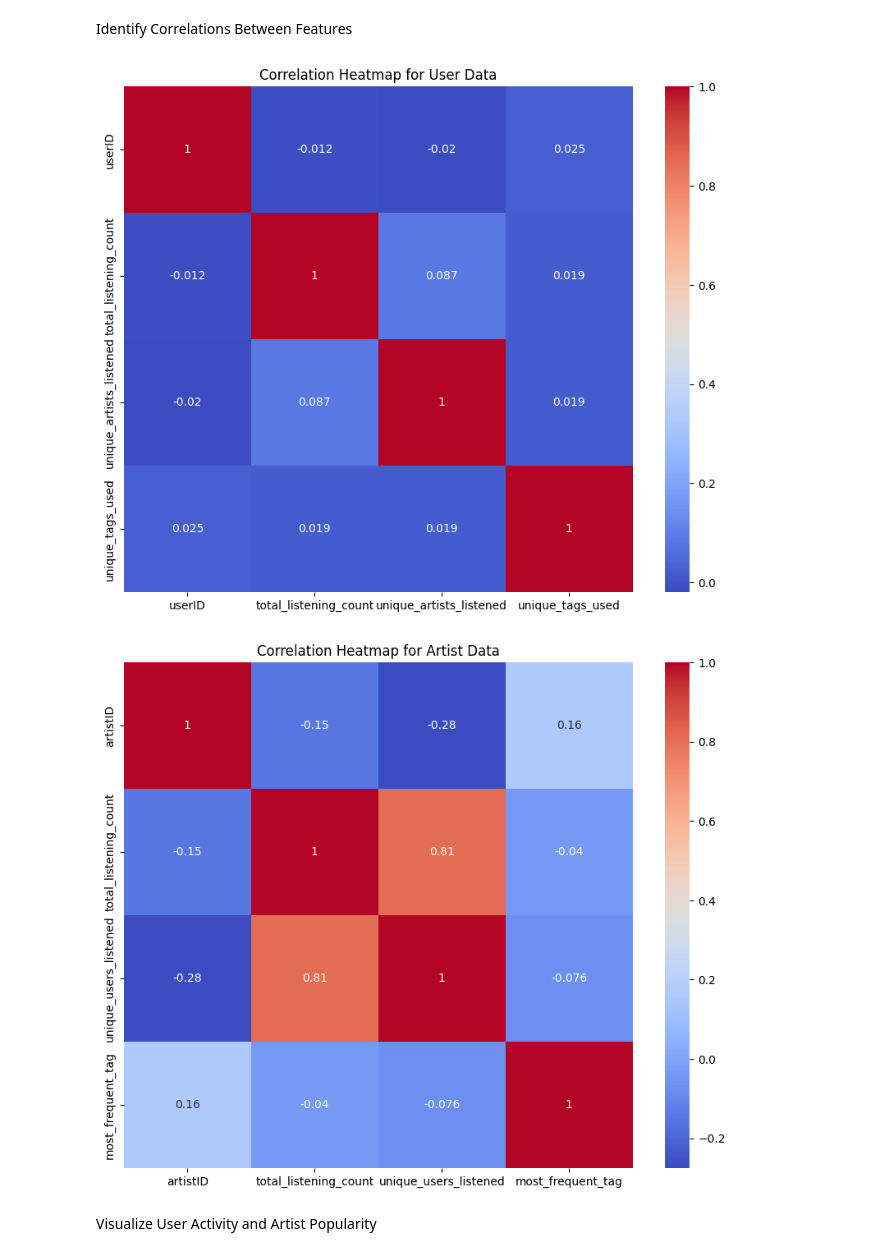
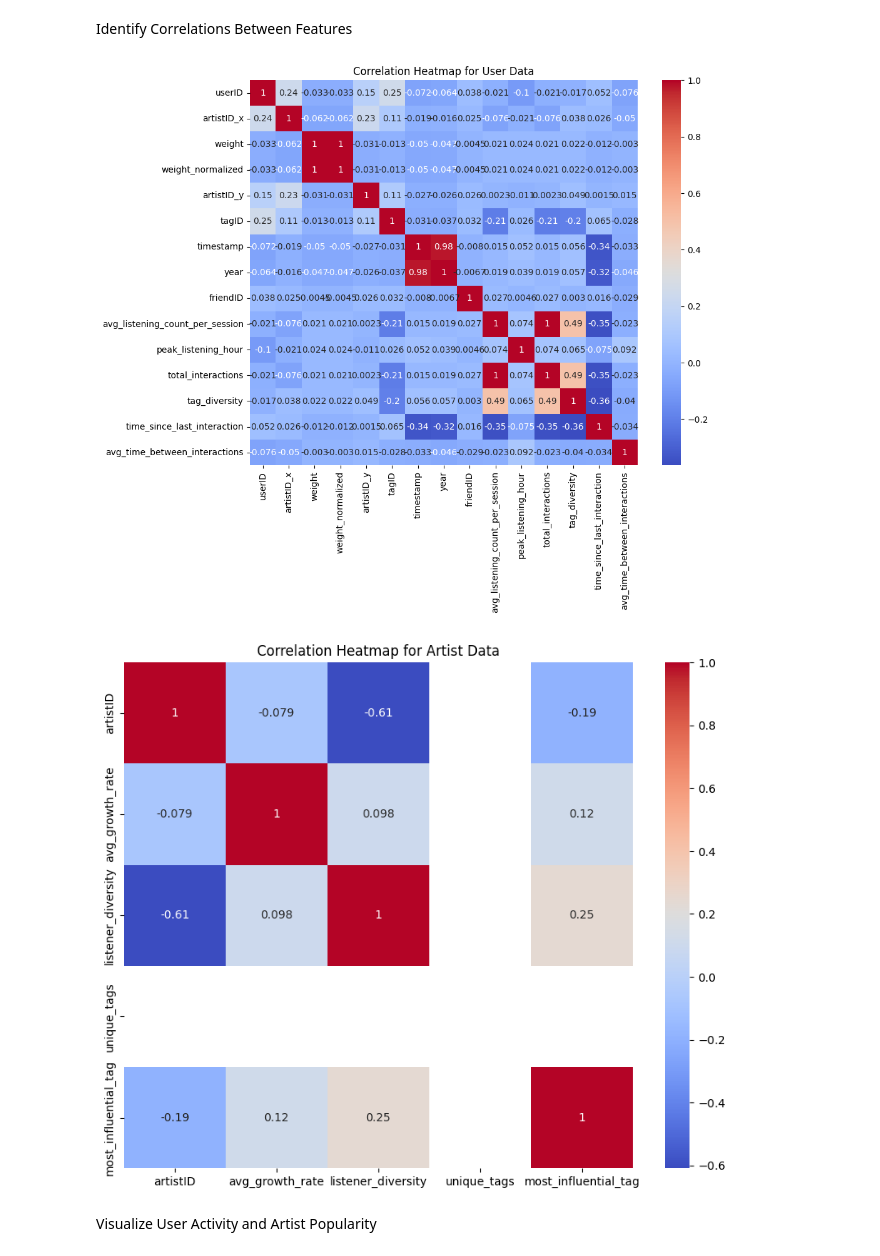
Before and after one commit to manahilnasim/HelloHarmony-Music-Recommendation, a Jupyter notebook: Data_Cleaning_&_EDA.ipynb, the cells around one changed output. Cells and saved outputs as stored; diff of their text form; code cells hidden in the pictures.

```diff
--- a/Data_Cleaning_&_EDA.ipynb
+++ b/Data_Cleaning_&_EDA.ipynb
@@ -188,10 +188,14 @@ user_recency = user_taggedartists.groupby('userID').agg(
     avg_time_between_interactions=('timestamp', lambda x: (x.max() - x.min()).days / (x.nunique() - 1) if x.nunique() > 1 else 0)
 ).reset_index()
 
-# Merge all user features
-user_data = pd.merge(user_data, user_listening_time, on='userID', how='left')
-user_data = pd.merge(user_data, user_engagement, on='userID', how='left')
-user_data = pd.merge(user_data, user_recency, on='userID', how='left')
+#user_data = pd.merge(user_artists, user_taggedartists, user_listening_time, user_friends)
 
-print("Enhanced User Data:\n", user_data.head())
+# Example of chaining merges
+merged_user_df = pd.merge(user_artists, user_taggedartists, on='userID', how='inner')
+merged_user_df = pd.merge(merged_user_df, user_friends, on='userID', how='left')
+merged_user_df = pd.merge(merged_user_df, user_listening_time, on = 'userID', how = 'left')
+merged_user_df = pd.merge(merged_user_df, user_engagement, on = 'userID', how = 'left')
+merged_user_df = pd.merge(merged_user_df, user_recency, on = 'userID', how = 'left')
+
+print("Enhanced User Data:\n", merged_user_df.head())
 # %% [output]
@@ -216,11 +236,12 @@ artist_diversity = user_artists.groupby('artistID').agg(
 tag_influence = user_taggedartists.groupby('tagID')['artistID'].apply(lambda x: user_artists[user_artists['artistID'].isin(x)]['weight'].mean()).reset_index(name='avg_listening_count')
 artist_tag_influence = pd.merge(user_taggedartists, tag_influence, on='tagID', how='left').groupby('artistID')['avg_listening_count'].max().reset_index(name='most_influential_tag')
 
+
+
 # Merge all artist features
-artist_data = pd.merge(artist_data, artist_popularity, on='artistID', how='left')
-artist_data = pd.merge(artist_data, artist_diversity, on='artistID', how='left')
-artist_data = pd.merge(artist_data, artist_tag_influence, on='artistID', how='left')
+merged_artist_data = pd.merge(artist_popularity, artist_diversity, on='artistID', how='left')
+merged_artist_data = pd.merge(merged_artist_data, artist_tag_influence, on='artistID', how='left')
 
-print("Enhanced Artist Data:\n", artist_data.head())
+print("Enhanced Artist Data:\n", merged_artist_data.head())
 # %% [output]
 Enhanced Artist Data:
@@ -355,18 +395,18 @@ Identify Correlations Between Features
 # %%
 # Correlation matrix for user data
 plt.figure(figsize=(10, 8))
-sns.heatmap(user_data.corr(), annot=True, cmap='coolwarm')
+sns.heatmap(merged_user_df.corr(), annot=True, cmap='coolwarm')
 plt.title('Correlation Heatmap for User Data')
 plt.show()
 
 # Correlation matrix for artist data
 plt.figure(figsize=(10, 8))
-sns.heatmap(artist_data.corr(), annot=True, cmap='coolwarm')
+sns.heatmap(merged_artist_data.corr(), annot=True, cmap='coolwarm')
 plt.title('Correlation Heatmap for Artist Data')
 plt.show()
 # %% [output]
-[figure, old version]
+[figure, new version]
-[figure, old version]
+[figure, new version]
 # %% [markdown]
  Visualize User Activity and Artist Popularity
 # %%
```
Also changed, not shown: parts of 22 cells of this notebook.
